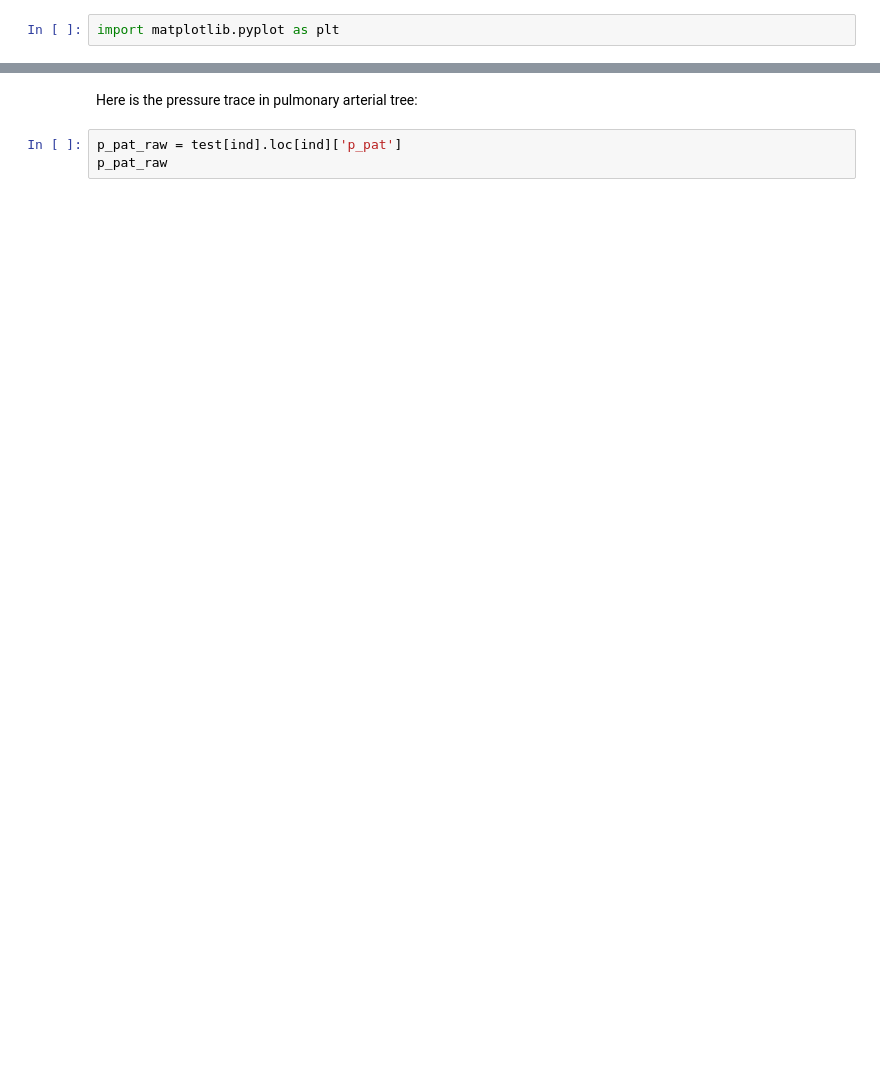
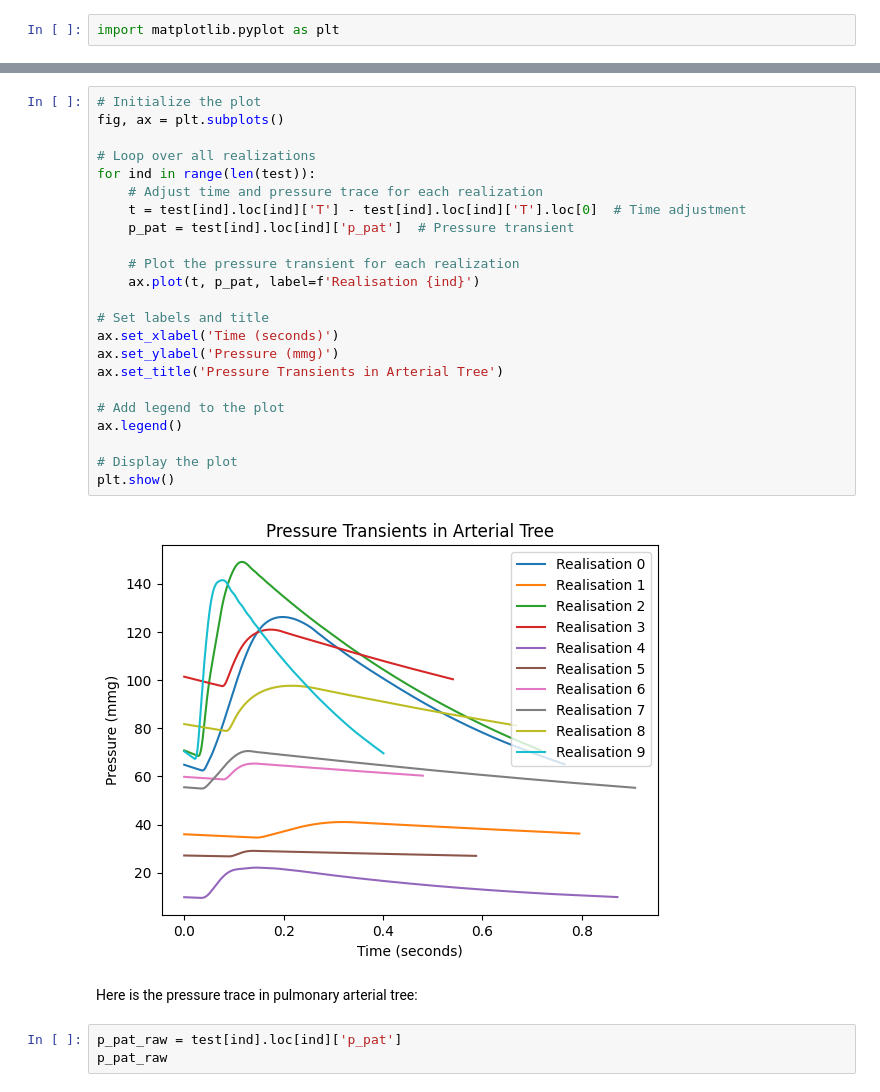
Before and after one commit to FayFrost107/ModularCircFF, a Jupyter notebook: Tutorials/Tutorial_03/Notebook_02.ipynb, the cells around one changed output, grey strips where cells are left out. Drawn from its saved outputs; the diff is of its cells as text; blank space fills up the shorter version.

```diff
--- a/Tutorials/Tutorial_03/Notebook_02.ipynb
+++ b/Tutorials/Tutorial_03/Notebook_02.ipynb
@@ -139,3 +241,28 @@ plt.show()
+# %%
+# Initialize the plot
+fig, ax = plt.subplots()
+
+# Loop over all realizations
+for ind in range(len(test)):
+    # Adjust time and pressure trace for each realization
+    t = test[ind].loc[ind]['T'] - test[ind].loc[ind]['T'].loc[0]  # Time adjustment
+    p_pat = test[ind].loc[ind]['p_pat']  # Pressure transient
+
+    # Plot the pressure transient for each realization
+    ax.plot(t, p_pat, label=f'Realisation {ind}')
+
+# Set labels and title
+ax.set_xlabel('Time (seconds)')
+ax.set_ylabel('Pressure (mmg)')
+ax.set_title('Pressure Transients in Arterial Tree')
+
+# Add legend to the plot
+ax.legend()
+
+# Display the plot
+plt.show()
+# %% [output]
+[figure, added]
 # %% [markdown]
 Here is the pressure trace in pulmonary arterial tree:
 # %%
```
Also changed, not shown: parts of 16 cells of this notebook, 2 other files.
